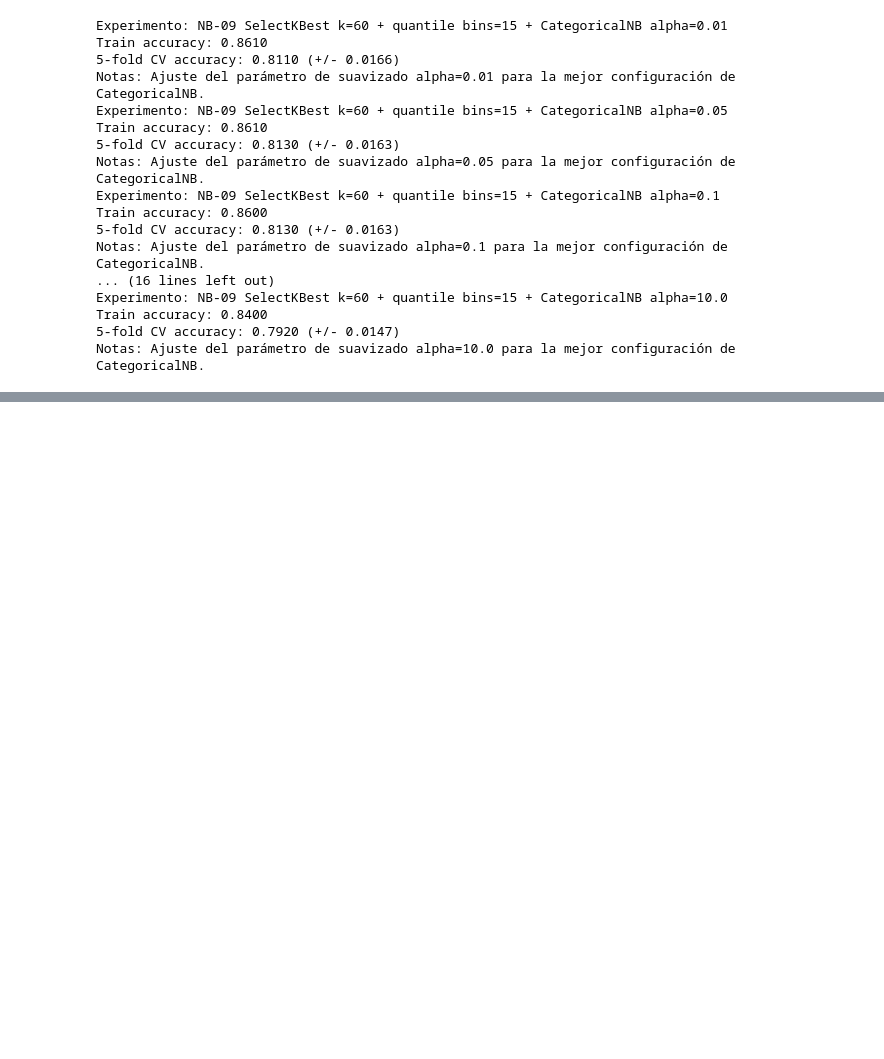
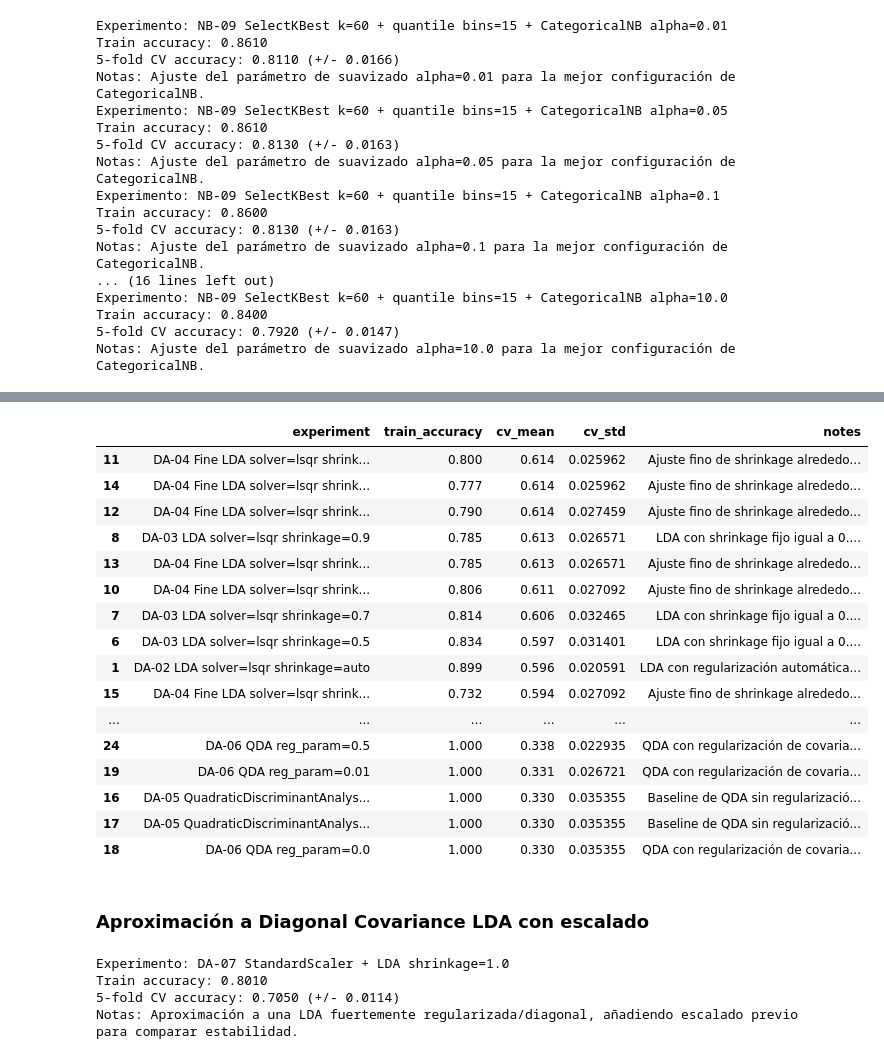
Before and after one commit to Qub1ts/Practica-3y4-AAII, a Jupyter notebook: Pruebas-agos.ipynb, the cells around one changed output, grey strips where cells are left out. Saved outputs shown, nothing was run; the diff lists cells and outputs as text; code cells hidden in the pictures; blank space fills up the shorter version.

```diff
--- a/Pruebas-agos.ipynb
+++ b/Pruebas-agos.ipynb
@@ -656,0 +841,46 @@ results_df.sort_values("cv_mean", ascending=False).head(30)
+# %%
+results_df = pd.DataFrame(results)
+results_df.sort_values("cv_mean", ascending=False).head(30)
+# %% [output]
+|  | experiment | train_accuracy | cv_mean | cv_std | notes |
+| 11 | DA-04 Fine LDA solver=lsqr shrink... | 0.800 | 0.614 | 0.025962 | Ajuste fino de shrinkage alrededo... |
+| 14 | DA-04 Fine LDA solver=lsqr shrink... | 0.777 | 0.614 | 0.025962 | Ajuste fino de shrinkage alrededo... |
+| 12 | DA-04 Fine LDA solver=lsqr shrink... | 0.790 | 0.614 | 0.027459 | Ajuste fino de shrinkage alrededo... |
+| 8 | DA-03 LDA solver=lsqr shrinkage=0.9 | 0.785 | 0.613 | 0.026571 | LDA con shrinkage fijo igual a 0.... |
+| 13 | DA-04 Fine LDA solver=lsqr shrink... | 0.785 | 0.613 | 0.026571 | Ajuste fino de shrinkage alrededo... |
+| 10 | DA-04 Fine LDA solver=lsqr shrink... | 0.806 | 0.611 | 0.027092 | Ajuste fino de shrinkage alrededo... |
+| 7 | DA-03 LDA solver=lsqr shrinkage=0.7 | 0.814 | 0.606 | 0.032465 | LDA con shrinkage fijo igual a 0.... |
+| 6 | DA-03 LDA solver=lsqr shrinkage=0.5 | 0.834 | 0.597 | 0.031401 | LDA con shrinkage fijo igual a 0.... |
+| 1 | DA-02 LDA solver=lsqr shrinkage=auto | 0.899 | 0.596 | 0.020591 | LDA con regularización automática... |
+| 15 | DA-04 Fine LDA solver=lsqr shrink... | 0.732 | 0.594 | 0.027092 | Ajuste fino de shrinkage alrededo... |
+| ... | ... | ... | ... | ... | ... |
+| 24 | DA-06 QDA reg_param=0.5 | 1.000 | 0.338 | 0.022935 | QDA con regularización de covaria... |
+| 19 | DA-06 QDA reg_param=0.01 | 1.000 | 0.331 | 0.026721 | QDA con regularización de covaria... |
+| 16 | DA-05 QuadraticDiscriminantAnalys... | 1.000 | 0.330 | 0.035355 | Baseline de QDA sin regularizació... |
+| 17 | DA-05 QuadraticDiscriminantAnalys... | 1.000 | 0.330 | 0.035355 | Baseline de QDA sin regularizació... |
+| 18 | DA-06 QDA reg_param=0.0 | 1.000 | 0.330 | 0.035355 | QDA con regularización de covaria... |
+# %% [markdown]
+### Aproximación a Diagonal Covariance LDA con escalado
+# %%
+from sklearn.preprocessing import StandardScaler
+from sklearn.pipeline import Pipeline
+from sklearn.discriminant_analysis import LinearDiscriminantAnalysis
+
+diag_lda_scaled = Pipeline([
+    ("scaler", StandardScaler()),
+    ("classifier", LinearDiscriminantAnalysis(
+        solver="lsqr",
+        shrinkage=1.0
+    ))
+])
+
+model_diag_lda_scaled, scores_diag_lda_scaled = evaluate_model(
+    name="DA-07 StandardScaler + LDA shrinkage=1.0",
+    model=diag_lda_scaled,
+    notes="Aproximación a una LDA fuertemente regularizada/diagonal, añadiendo escalado previo para comparar estabilidad."
+)
+# %% [output]
+Experimento: DA-07 StandardScaler + LDA shrinkage=1.0
+Train accuracy: 0.8010
+5-fold CV accuracy: 0.7050 (+/- 0.0114)
+Notas: Aproximación a una LDA fuertemente regularizada/diagonal, añadiendo escalado previo para comparar estabilidad.
```
Also changed, not shown: parts of 31 cells of this notebook.
